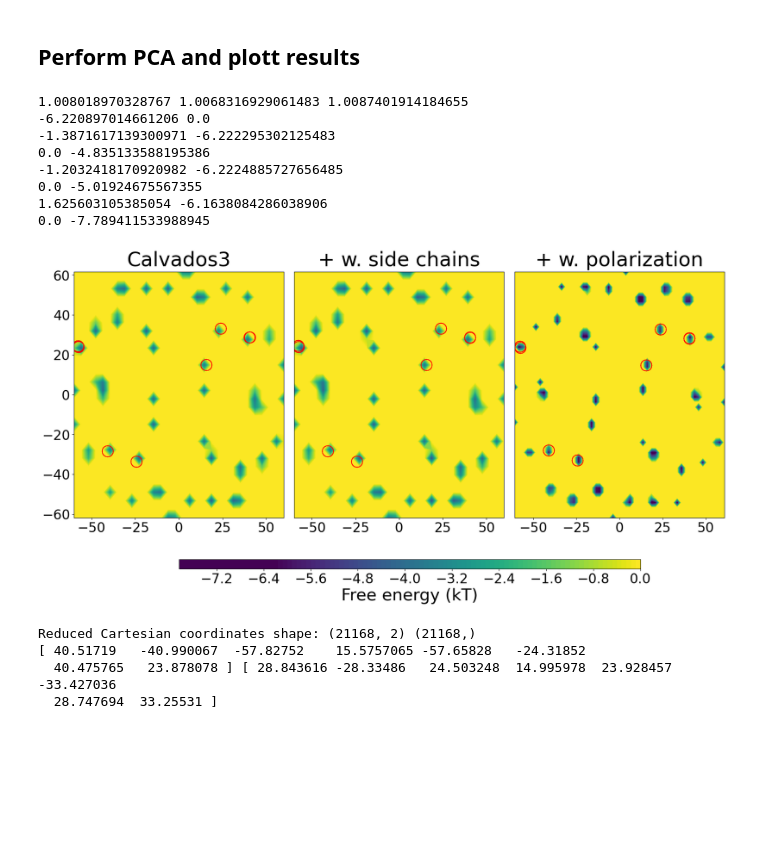
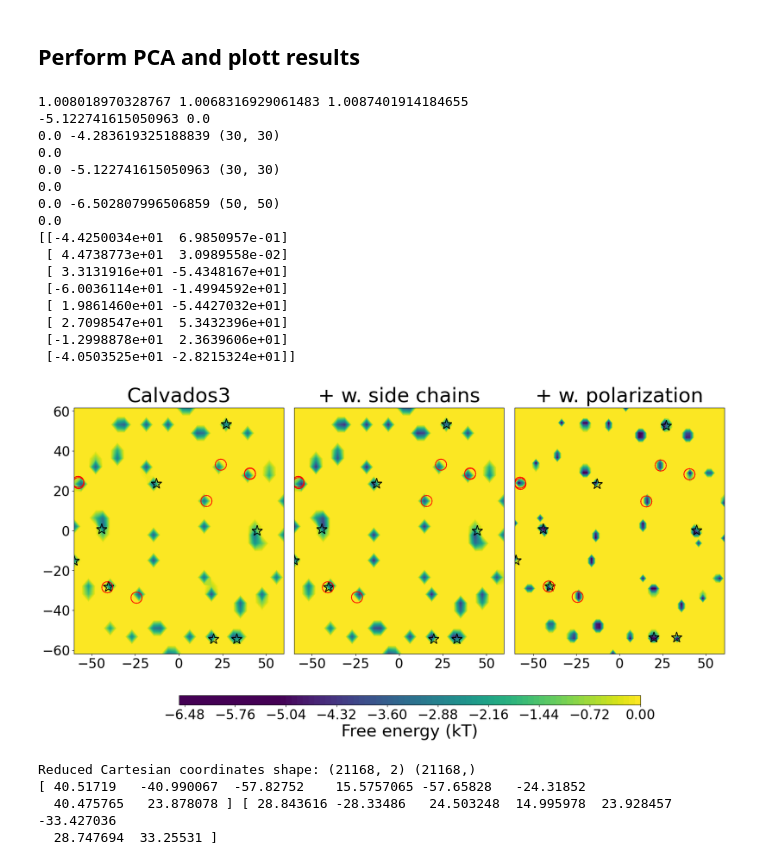
Before and after one commit to mlund/SI-pose-exploration, a Jupyter notebook: pca_free_energy/pca_analysis.ipynb, the cells around one changed output. Saved outputs shown, nothing was run; the diff lists cells and outputs as text; code cells hidden in the pictures; blank space fills up the shorter version.

```diff
--- a/pca_free_energy/pca_analysis.ipynb
+++ b/pca_free_energy/pca_analysis.ipynb
@@ -69,8 +69,8 @@ Number of frames: 21168
 Number of atoms: 482
 # %%
 #Calvados with side chains
-traj_sch = md.load('traj_sch.xtc', top='Cgn_data/confout_cgn.pdb')
-data = pd.read_csv('traj_sch.energy.dat.gz', header=None)
+traj_sch = md.load('Cgn_data/traj_sch.xtc', top='Cgn_data/confout_cgn.pdb')
+data = pd.read_csv('Cgn_data/traj_sch.energy.dat.gz', header=None)
 # Convert to numpy array
 energy = data.to_numpy().astype(float)
 energy = energy.flatten()
@@ -209,9 +231,12 @@ def find_closest_structure(traj, exp):
             print("Minimum both cases are equal but at different indices")
             print(f"Index in first case: {min_index}, Index in second case: {min_index_T}")
             return  r1[min_index], r2[min_index_T]
+# %%
+exp_traj = Exp_ktz
 # %%
-exp_traj = Exp_ku3 # Select the experimental structure to compare with
-index = find_closest_structure(traj_org, exp_traj)  # Find the closest structure in the trajectory to the experimental structure
+
+index = find_closest_structure(traj_org, exp_traj, True)  # Find the closest structure in the trajectory to the experimental structure
 index1 = find_closest_structure(traj_sch, exp_traj)  # Find the closest structure in the trajectory to the experimental structure
 index2 = find_closest_structure(traj_pol, exp_traj)  # Find the closest structure in the trajectory to the experimental structure
+print(f"Index original: {index}, Index side chain: {index1}, Index polarization: {index2}")
 # %% [output]
@@ -289,10 +321,11 @@ def plot_free_energy(xall, yall, weights=None, ax=None, nbins=50, ncountours=100
         z = np.maximum(z, zmin_nonzero)
     # compute free energies
     F = -kT *np.log(z)
-    print(np.max(F), np.min(F))
     if minener_zero:
         F -= np.max(F) # removing max energy to get zero reference
-    print(np.max(F), np.min(F))
+    print(np.max(F), np.min(F), F.shape)
+    F_rot = np.rot90(F, 2)
+    print(np.sum(F_rot - F, axis=None))  # Check if rotation is correct
     # do a contour plot
     extent = [yedge[0], yedge[-1], xedge[0], xedge[-1]]
     if ax is None:
@@ -366,45 +399,63 @@ plot, ax, CS3, (x, y, z) = plot_free_energy(
     cbar_label='Free energy (kT)', white_bg=True)
 axes[2].set_title('+ w. polarization', fontsize=24)
 # Depending on numpy version (histogram count) the number of bins might need to be changed to get consistent results
 
 cbar_ax = fig.add_axes([0.25, -0.05, 0.55, 0.03])  # [left, bottom, width, height] in figure coordinates
 cbar = fig.colorbar(CS3, cax=cbar_ax, orientation='horizontal')
-
+exp_positions = np.array([1118, 1247, 9404, 10349,10716,10882, 12279, 18027]) #51, 379, 1566, 9723, 15703, 18500, 19455, 20852])
 for ax, idxs, red_cart in zip(axes,
-                                       [np.array([51, 379, 1566, 9723, 15703, 18500, 19455, 20852]),
-                                        np.array([51, 379, 1566, 9723, 15703, 18500, 19455, 20852]),
-                                        np.array([51, 379, 1566, 9723, 15703, 18500, 19455, 20852])],
+                                       [exp_positions,
+                                        exp_positions,
+                                        exp_positions],
+                                           [red_cart_org, red_cart_sch, red_cart_pol]):
+    for i, (index) in enumerate(idxs):
+        color = "black"
+        ax.plot(red_cart[idxs, 0], red_cart[idxs, 1], marker='*', linestyle='', markerfacecolor='none', markeredgecolor='black', markersize=20)
+print(red_cart_org[exp_positions])
+exp_positions = np.array([51, 379, 1566, 9723, 15703, 18500, 19455, 20852])
+for ax, idxs, red_cart in zip(axes,
+                                       [exp_positions,
+                                        exp_positions,
+                                        exp_positions],
                                            [red_cart_org, red_cart_sch, red_cart_pol]):
     for i, (index) in enumerate(idxs):
         color = "red"
         ax.plot(red_cart[idxs, 0], red_cart[idxs, 1], marker='o', linestyle='', markerfacecolor='none', markeredgecolor='red', markersize=20)
 
 fig.subplots_adjust(wspace=0.05)  # Reduce horizontal space between plots
 for ax in axes:
     ax.set_title(ax.get_title(), fontsize=36, pad=10)  # Move title higher (increase pad)
     ax.tick_params(axis='both', labelsize=24)  # Set font size to 20 for both axes
 for ax in axes[1:]:
     ax.set_ylabel('')
     ax.tick_params(axis='y', left=False, labelleft=False)
 fsize = 30
 #axes[0].set_xlabel('PCA Component 1', fontsize=fsize)
 #axes[1].set_xlabel('PCA Component 1', fontsize=fsize)
 #axes[2].set_xlabel('PCA Component 1', fontsize=fsize)
 #axes[0].set_ylabel('PCA Component 2', fontsize=fsize)
 
 cbar.ax.tick_params(labelsize=24)
 cbar.set_label('Free energy (kT)', fontsize=30)
 plt.savefig('pca_cartesian_v6.pdf', bbox_inches='tight', dpi=300)
 # %% [output]
 1.008018970328767 1.0068316929061483 1.0087401914184655
--6.220897014661206 0.0
--1.3871617139300971 -6.222295302125483
-0.0 -4.835133588195386
--1.2032418170920982 -6.2224885727656485
-0.0 -5.01924675567355
-1.625603105385054 -6.1638084286038906
-0.0 -7.789411533988945
+-5.122741615050963 0.0
+0.0 -4.283619325188839 (30, 30)
+0.0
+0.0 -5.122741615050963 (30, 30)
+0.0
+0.0 -6.502807996506859 (50, 50)
+0.0
+[[-4.4250034e+01  6.9850957e-01]
+ [ 4.4738773e+01  3.0989558e-02]
+ [ 3.3131916e+01 -5.4348167e+01]
+ [-6.0036114e+01 -1.4994592e+01]
+ [ 1.9861460e+01 -5.4427032e+01]
+ [ 2.7098547e+01  5.3432396e+01]
+ [-1.2998878e+01  2.3639606e+01]
+ [-4.0503525e+01 -2.8215324e+01]]
-[figure, old version]
+[figure, new version]
 # %%
 # Plotting PCA for w. polarization and the experimental structures a scatters
 fig, axes = plt.subplots(1, 1, figsize=(10, 8))
```
Also changed, not shown: parts of 2 cells of this notebook, 2 other files.
